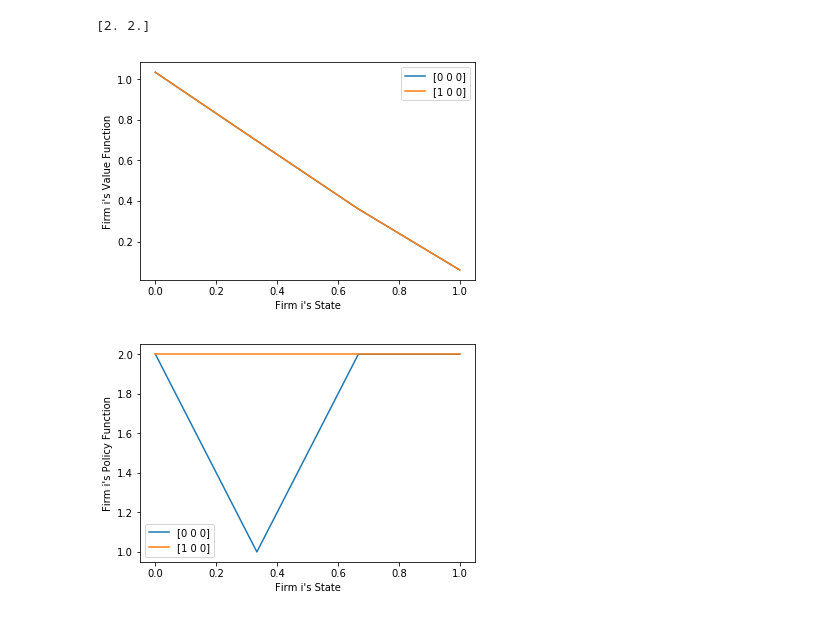
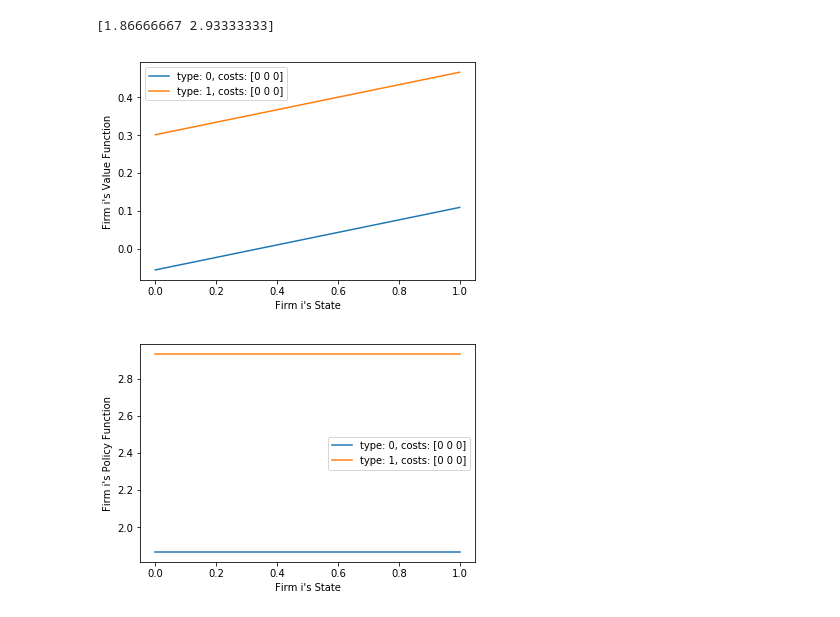
Before and after one commit to ericschulman/tx_milk_2yp, a Jupyter notebook: types.ipynb, the cells around one changed output. Cells and saved outputs as stored; diff of their text form; code cells hidden in the pictures.

```diff
--- a/types.ipynb
+++ b/types.ipynb
@@ -173,12 +173,13 @@ def profit(bids, states, cost_shocks, params):
     return profits
 
 
-def update_share(bids, states, params):
+def update_state(bids, states, type_shocks, params):
     """update all firms states based on bids
     note: firms in updated states, no longer correspond to their bids"""
     win_weights, lose_weights = weighting(bids)
     new_states = params[4]*win_weights - params[4]*lose_weights + states.get_all()
-    return states.make_states(new_states[:,0],np.delete(new_states,0,axis=1),states.types)
+    new_types = np.maximum(states.types,type_shocks)
+    return states.make_states(new_states[:,0],np.delete(new_states,0,axis=1), new_types)
 # %%
 def gen_all_states(bids, states, cost_shocks, type_shocks, params):
     """tile the states B x NSIM times"""
@@ -405,5 +400,5 @@ print policy(new_states,[[0,0,0],[0,0,0]])
 # %%
-def  markov_perfect_eq(error, maxiter, init_value, init_policy, bids, states, shocks, param):
+def  markov_perfect_eq(error, maxiter, init_value, init_policy, bids, states, cost_shocks, type_shocks, param):
     """calculate the value function in a symmetric
         markov perfect equilibria"""
 
@@ -415,9 +410,9 @@ def  markov_perfect_eq(error, maxiter, init_value, init_policy, bids, states, sh
     while  maxiter >= 0 and value_conv :
 
         #iterate loop variables for each player first update value
-        max_value, value, p_not = operator(value, policy, bids, states, shocks,  param)
+        max_value, value, p_not = operator(value, policy, bids, states, cost_shocks, type_shocks,  param)
         #then update value
-        max_value, v_not, policy = operator(value, policy, bids, states, shocks,  param)
+        max_value, v_not, policy = operator(value, policy, bids, states, cost_shocks, type_shocks,  param)
         #update loop variables
         maxiter = maxiter - 1
         value_conv = np.abs(init_max - max_value) > error
@@ -427,15 +422,15 @@ def  markov_perfect_eq(error, maxiter, init_value, init_policy, bids, states, sh
 
 
 #### testing
-value, policy, bids, states, shocks, params, contr, theta, beta = set_up_env(3, 5, 3, .3, 1, .9, 1)
+params =  2, -.5, 2, 0, .1, .9
+value, policy, bids, states, cost_shocks, type_shocks, params = set_up_env(3, 5, 3, params)
 
-value,  policy = markov_perfect_eq(.01, 10, value, policy, bids, states, shocks, params)
+value,  policy = markov_perfect_eq(.01, 10, value, policy, bids, states, cost_shocks, type_shocks, params)
 
-new_states = states.make_states([.3,.4],[[.3,.3],[.1,.3]])
-
+new_states = states.make_states([.3,.4],[[.3,.3],[.1,.3]],[0,1])
 print policy(new_states,[[0,0,0],[0,0,0]])
 # %% [output]
-[2. 2.]
+[1.86666667 2.93333333]
 # %%
 def gen_cross(states, graph_shocks):
     """gen cross section for purposes of graphing policy"""
@@ -445,52 +440,55 @@ def gen_cross(states, graph_shocks):
     #equalize other market shares
     other_shares = (1 - my_states)/(states.n-1)
     other_states = np.repeat(other_shares, states.n-1 )
     other_states = other_states.reshape(states.num_step + 1 , states.n-1)
-    cross_states = states.make_states(my_states,other_states)
+    types = np.zeros(states.num_step+1)
+    cross_states = states.make_states(my_states,other_states,types)
 
     #then tile shocks based on states
     cross_shocks = []
     for i in range(len( graph_shocks)):
         cross_shock_i = np.tile(  graph_shocks[i], (cross_states.get_len(),1) )
         cross_shocks.append(cross_shock_i)
 
     return [cross_states]*len(cross_shocks), cross_shocks
 
 
-def graph_functions(value, policy, cross_states, cross_shocks, labels):
+def graph_functions(value, policy, cross_states, cross_shocks, labels, types):
     """graph function on predetermined cross section"""
     for l in labels:
         #set up labels
         fig = plt.figure()
         plt.xlabel("Firm i's State")
         plt.ylabel("Firm i's %s Function"%l)
-
-        for i in range(len(cross_states)):
-            #set y based on function
-            func_eval = cross_states[i].my_states
-            if l=='Value': func_eval =  value(cross_states[i])
-            if l=='Policy': func_eval =  policy(cross_states[i],cross_shocks[i])
-            plt.plot( cross_states[i].my_states, func_eval, label=str(cross_shocks[i][0]) )
+        for t in types:
+            for i in range(len(cross_states)):
+                #set y based on function
+                eval_range = cross_states[i].my_states
+                eval_range = cross_states[i].make_states(cross_states[i].my_states,
+                                                         cross_states[i].other_states,
+                                                         cross_states[i].types + t)
+                if l=='Value': eval_range =  value(eval_range)
+                if l=='Policy': eval_range =  policy(eval_range ,cross_shocks[i])
+                new_label = 'type: %s, costs: %s'%(t, cross_shocks[i][0])
+                plt.plot( cross_states[i].my_states, eval_range, label=new_label )
 
         plt.legend()
-
+    return
 
 
 #set up boring example to test
-n, nsim, steps, contr, theta, beta, avg_cost = 3, 5, 3, .3, 1, .9, 1
-value, policy, bids, states, shocks, params, contr, theta, beta = (
-    set_up_env(n, nsim, steps, contr, theta, beta, avg_cost))
+params =  2, -.5, 2, 0, .1, .9
+value, policy, bids, states, cost_shocks, type_shocks, params = set_up_env(3, 5, 3, params)
+value,  policy = markov_perfect_eq(.0001, 100, value, policy, bids, states, cost_shocks, type_shocks, params)
 
-value,  policy = markov_perfect_eq(.0001, 10, value, policy, bids, states, shocks, params)
-
-graph_shocks = np.array([[0,0,0],[1,0,0]])
+#generate states for graphing
+graph_shocks = np.array([[0,0,0]])
 cross_states, cross_shocks = gen_cross(states, graph_shocks)
 
 #roll the operator forward using shocks I intend to graph
-bad_max, bad_value,  policy = operator(value,  policy, bids, states, graph_shocks, params)
-
-graph_functions(bad_value, policy, cross_states, cross_shocks, ['Value','Policy'])
+policy, ic = ic_policy_helper(value, policy, states, cost_shocks, type_shocks, params)
+graph_functions(value, policy, cross_states, cross_shocks, ['Value','Policy'], [0,1])
 # %% [output]
-[figure, old version]
+[figure, new version]
-[figure, old version]
+[figure, new version]
 # %%
```
Also changed, not shown: parts of 10 cells of this notebook.
